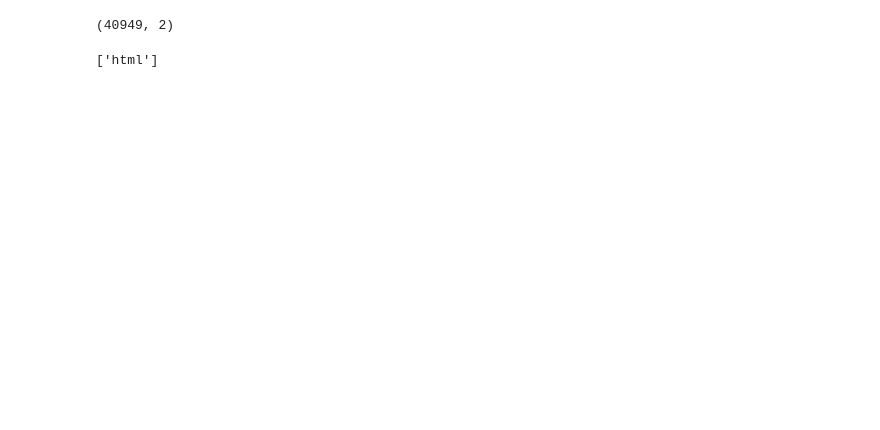
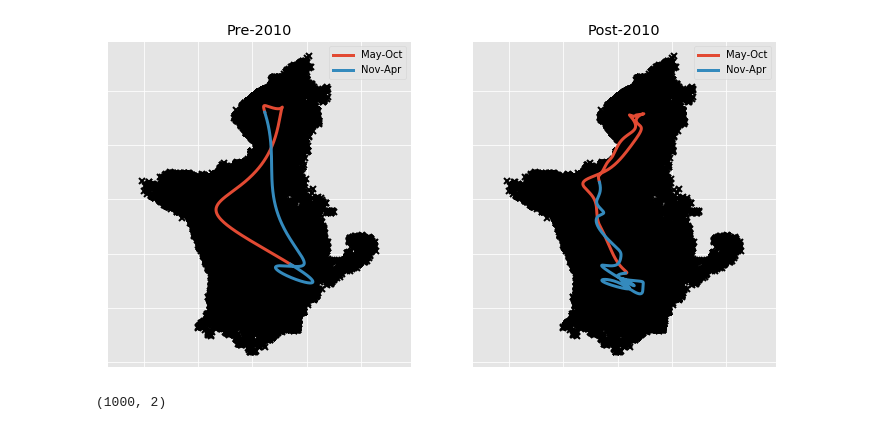
Before and after one commit to ctorney/gp_shift, a Jupyter notebook: analysis/gp_migrate.ipynb, the cells around one changed output. Saved outputs shown, nothing was run; the diff lists cells and outputs as text; code cells hidden in the pictures; blank space fills up the shorter version.

```diff
--- a/analysis/gp_migrate.ipynb
+++ b/analysis/gp_migrate.ipynb
@@ -219,12 +136,0 @@ def plot(m):
-# %%
-
-k1 = gpflow.kernels.Periodic(1,period=364.25, variance=10.0, lengthscales=100)
-k1.period.trainable=False
-M=500
-Z = T1[::M, :].copy()
-m = gpflow.models.SGPR(T1, X1, kern=k1,Z=Z)
-m.likelihood.variance = 1.0
-gpflow.train.ScipyOptimizer().minimize(m)
-plot(m)
-#plt.plot(X, Y, 'kx', mew=2)
-m.as_pandas_table()
@@ -346,10 +137,39 @@ ValueError: outfile must be *.htm or *.html
-# %%
-XY = np.hstack((Y1,X1))
-XY.shape
-# %% [output]
-(40949, 2)
-# %%
-import matplotlib.animation as animation
-print(animation.writers.list())
-# %% [output]
-['html']
+# %%
+fig = plt.figure(figsize=(12,6))
+
+plt.subplot(1, 2, 1)
+month=6
+stopper = int(month*30*1000/365)
+xx = np.linspace(0+120, 0+365+120, 1000).reshape(1000, 1)
+meanY, varY = m.predict_y(xx)
+plt.plot(Y1, X1, 'kx', mew=2)
+
+#stopper = int(month*30)
+plt.plot(meanY[:stopper,0], meanY[:stopper,1],  lw=3,label='May-Oct')
+plt.plot(meanY[stopper:,0], meanY[stopper:,1],  lw=3,label='Nov-Apr')
+plt.axis('equal')
+plt.title('Pre-2010')
+plt.tick_params(axis='both', left='off', top='off', right='off', bottom='off', labelleft='off', labeltop='off', labelright='off', labelbottom='off')
+plt.legend()
+
+
+plt.subplot(1, 2, 2)
+xx = np.linspace(365*15+120, 365*16+120, 1000).reshape(1000, 1)
+#xx = np.linspace(4000, max(T1), 1000).reshape(1000, 1)
+meanY, varY = m.predict_y(xx)
+plt.plot(Y1, X1, 'kx', mew=2)
+plt.plot(meanY[:stopper,0], meanY[:stopper,1],  lw=3,label='May-Oct')
+plt.plot(meanY[stopper:,0], meanY[stopper:,1],  lw=3,label='Nov-Apr')
+plt.axis('equal')
+plt.tick_params(axis='both', left='off', top='off', right='off', bottom='off', labelleft='off', labeltop='off', labelright='off', labelbottom='off')
+
+plt.legend()
+plt.title('Post-2010')
+plt.savefig('wildies.png')
+plt.show()
+# %% [output]
+[figure, added]
+# %%
+meanY.shape
+# %% [output]
+(1000, 2)
```
Also changed, not shown: parts of 22 cells of this notebook.
